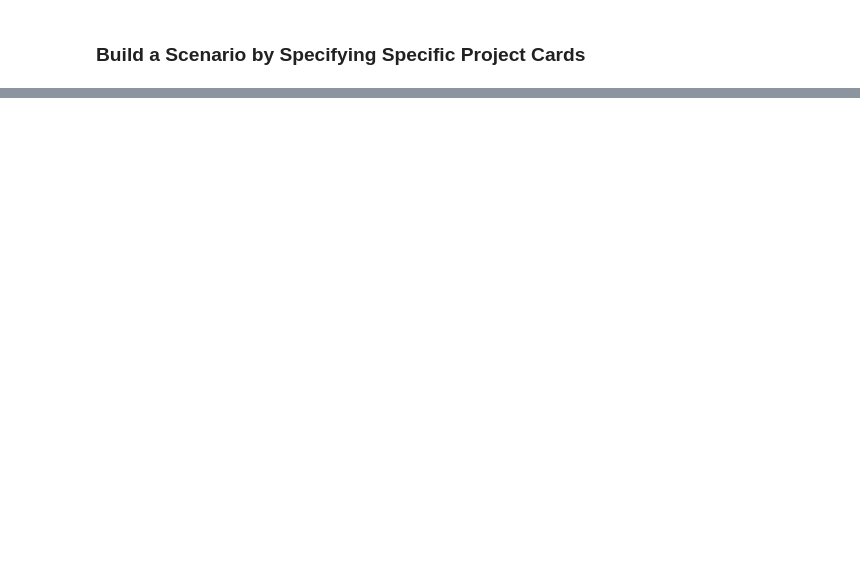
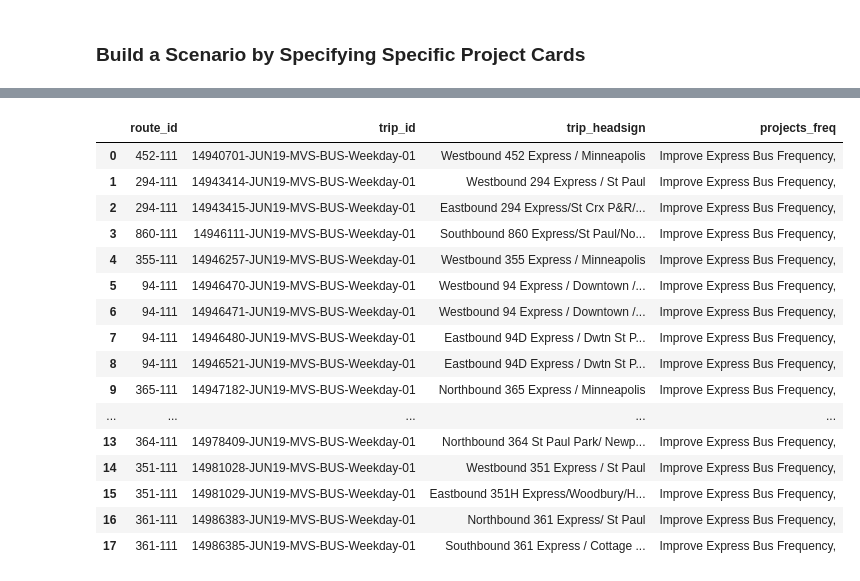
Before and after one commit to wsp-sag/network_wrangler, a Jupyter notebook: notebook/Visual Checks.ipynb, the cells around one changed output, grey strips where cells are left out. Drawn from its saved outputs; the diff is of its cells as text; code cells hidden in the pictures; blank space fills up the shorter version.

```diff
--- a/notebook/Visual Checks.ipynb
+++ b/notebook/Visual Checks.ipynb
@@ -176,0 +136,26 @@ Output(layout=Layout(border='4px solid grey', height='auto', object_fit='scale-d
+# %%
+# To see the trips that have projects applied to them, we can filter trips table by the affected trip_ids
+display_cols = ["route_id","trip_id","trip_headsign","projects_freq"]
+affected_trips = freq_with_projects.trip_id.unique()
+_trips_df = my_scenario.transit_net.feed.trips
+_affected_trips_df = _trips_df.loc[_trips_df.trip_id.isin(affected_trips)]
+trips_with_projects = _affected_trips_df.merge(freq_with_projects[["trip_id","projects"]], on="trip_id", how="left", suffixes=("","_freq"))
+trips_with_projects[display_cols]
+# %% [output]
+|  | route_id | trip_id | trip_headsign | projects_freq |
+| 0 | 452-111 | 14940701-JUN19-MVS-BUS-Weekday-01 | Westbound 452 Express / Minneapolis | Improve Express Bus Frequency, |
+| 1 | 294-111 | 14943414-JUN19-MVS-BUS-Weekday-01 | Westbound 294 Express / St Paul | Improve Express Bus Frequency, |
+| 2 | 294-111 | 14943415-JUN19-MVS-BUS-Weekday-01 | Eastbound 294 Express/St Crx P&R/... | Improve Express Bus Frequency, |
+| 3 | 860-111 | 14946111-JUN19-MVS-BUS-Weekday-01 | Southbound 860 Express/St Paul/No... | Improve Express Bus Frequency, |
+| 4 | 355-111 | 14946257-JUN19-MVS-BUS-Weekday-01 | Westbound 355 Express / Minneapolis | Improve Express Bus Frequency, |
+| 5 | 94-111 | 14946470-JUN19-MVS-BUS-Weekday-01 | Westbound 94 Express / Downtown /... | Improve Express Bus Frequency, |
+| 6 | 94-111 | 14946471-JUN19-MVS-BUS-Weekday-01 | Westbound 94 Express / Downtown /... | Improve Express Bus Frequency, |
+| 7 | 94-111 | 14946480-JUN19-MVS-BUS-Weekday-01 | Eastbound 94D Express / Dwtn St P... | Improve Express Bus Frequency, |
+| 8 | 94-111 | 14946521-JUN19-MVS-BUS-Weekday-01 | Eastbound 94D Express / Dwtn St P... | Improve Express Bus Frequency, |
+| 9 | 365-111 | 14947182-JUN19-MVS-BUS-Weekday-01 | Northbound 365 Express / Minneapolis | Improve Express Bus Frequency, |
+| ... | ... | ... | ... | ... |
+| 13 | 364-111 | 14978409-JUN19-MVS-BUS-Weekday-01 | Northbound 364 St Paul Park/ Newp... | Improve Express Bus Frequency, |
+| 14 | 351-111 | 14981028-JUN19-MVS-BUS-Weekday-01 | Westbound 351 Express / St Paul | Improve Express Bus Frequency, |
+| 15 | 351-111 | 14981029-JUN19-MVS-BUS-Weekday-01 | Eastbound 351H Express/Woodbury/H... | Improve Express Bus Frequency, |
+| 16 | 361-111 | 14986383-JUN19-MVS-BUS-Weekday-01 | Northbound 361 Express/ St Paul | Improve Express Bus Frequency, |
+| 17 | 361-111 | 14986385-JUN19-MVS-BUS-Weekday-01 | Southbound 361 Express / Cottage ... | Improve Express Bus Frequency, |
```
Also changed, not shown: parts of 23 cells of this notebook, 11 other files.
